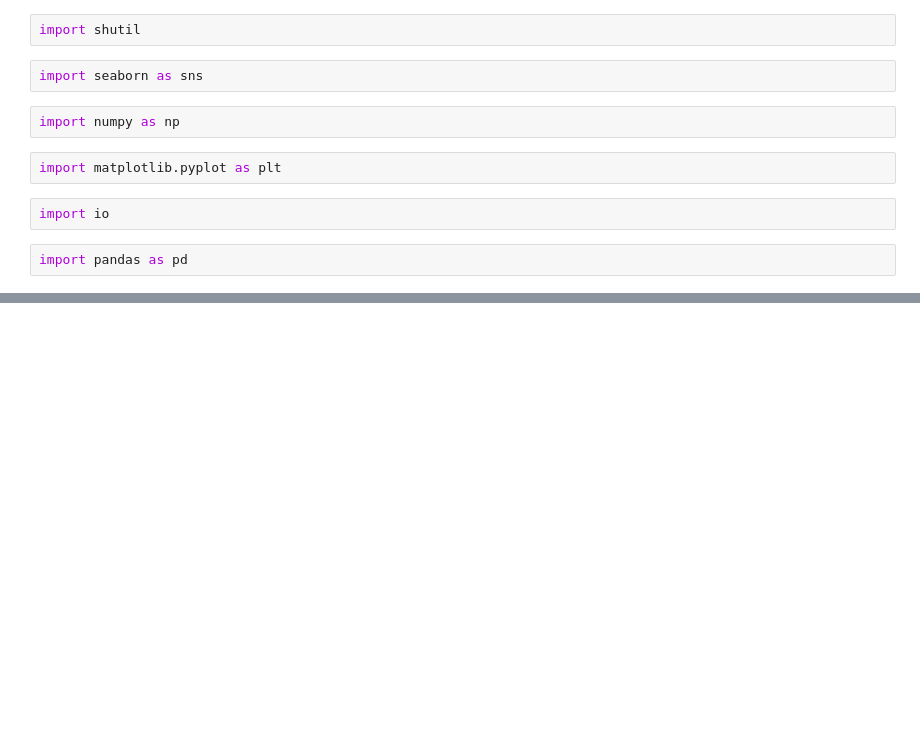
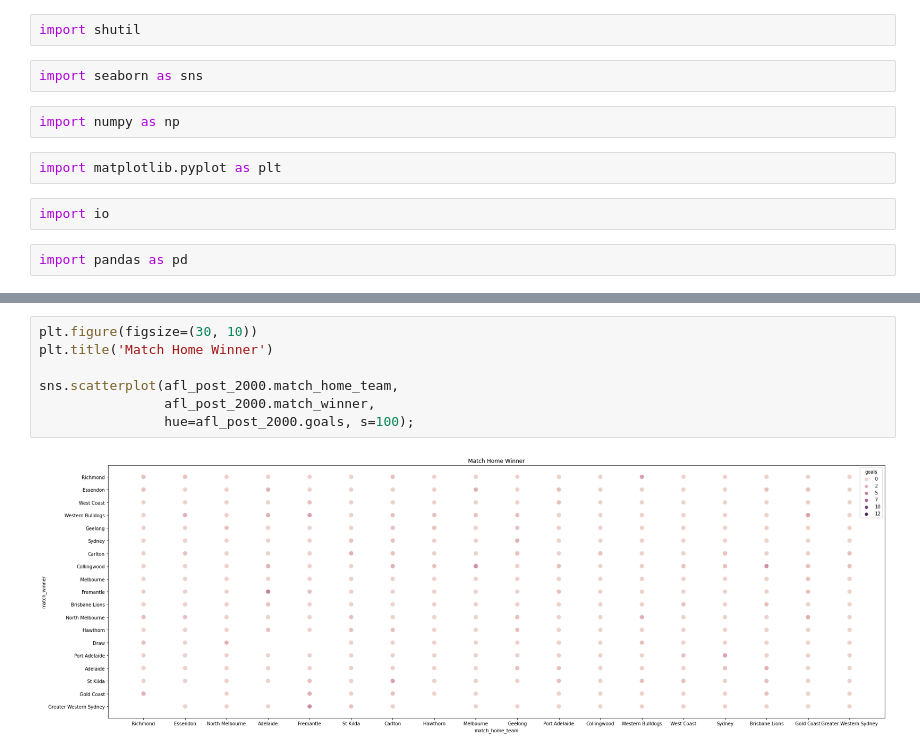
Before and after one commit to jndorosey/googlecolab, a Jupyter notebook: 2_3_Vis_Tabular_data.ipynb, the cells around one changed output, grey strips where cells are left out. Cells and saved outputs as stored; diff of their text form; blank space fills up the shorter version.

```diff
--- a/2_3_Vis_Tabular_data.ipynb
+++ b/2_3_Vis_Tabular_data.ipynb
@@ -33,0 +128,9 @@ Warning: total number of rows (655663) exceeds max_rows (20000). Limiting to fir
+# %%
+plt.figure(figsize=(30, 10))
+plt.title('Match Home Winner')
+
+sns.scatterplot(afl_post_2000.match_home_team,
+                afl_post_2000.match_winner,
+                hue=afl_post_2000.goals, s=100);
+# %% [output]
+[figure, added]
```
Also changed, not shown: parts of 11 cells of this notebook.
